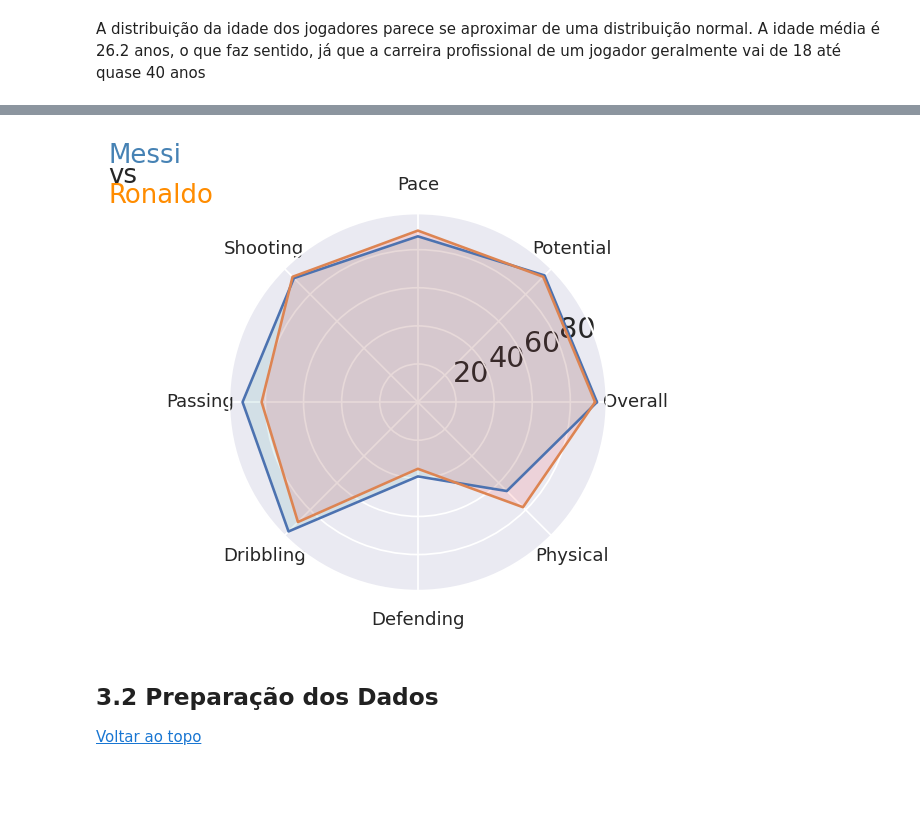
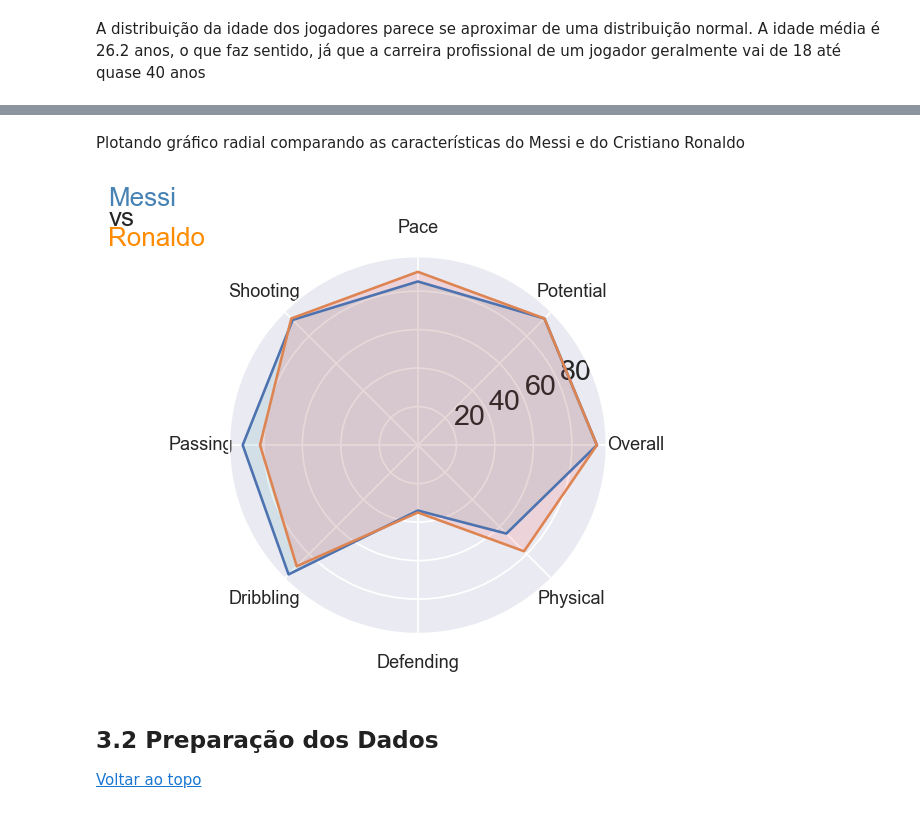
Before and after one commit to olucaslopes/fifa22-players-analysis, a Jupyter notebook: Relatorio.ipynb, the cells around one changed output, grey strips where cells are left out. Saved outputs shown, nothing was run; the diff lists cells and outputs as text; code cells hidden in the pictures; blank space fills up the shorter version.

```diff
--- a/Relatorio.ipynb
+++ b/Relatorio.ipynb
@@ -327,42 +336,13 @@ plt.show()
-# %%
-def RadarChartComp(label1, data, label2, data2):
-    attributes = ["Overall","Potential","Pace","Shooting","Passing","Dribbling","Defending","Physical"]
-
-    if not isinstance(data, list):
-        data = list(data)
-
-    if not isinstance(data2, list):
-        data2 = list(data2)
-
-    data += data [:1]
-    data2 += data2 [:1]
-
-    angles = [n / 8 * 2 * np.pi for n in range(8)]
-    angles += angles [:1]
-
-    angles2 = [n / 8 * 2 * np.pi for n in range(8)]
-    angles2 += angles2 [:1]
-
-    plt.figure(dpi=125)
-    ax = plt.subplot(111, polar=True)
-
-    plt.xticks(angles[:-1],attributes, fontsize='xx-small')
-
-    ax.plot(angles,data)
-    ax.fill(angles, data, 'teal', alpha=0.1)
-
-    ax.plot(angles2,data2)
-    ax.fill(angles2, data2, 'red', alpha=0.1)
-
-    plt.figtext(0.1,0.98,label1,color="steelblue", fontsize='small')
-    plt.figtext(0.1,0.94,"vs", fontsize='small')
-    plt.figtext(0.1,0.9,label2,color="darkorange", fontsize='small')
-
-    plt.show()
-# %%
-RadarChartComp("Messi",[94.0, 94.0, 87.0, 92.0, 92.0, 96.0, 39.0, 66.0],"Ronaldo",[93.0, 93.0, 90.0, 93.0, 82.0, 89.0, 35.0, 78.0])
-# %% [output]
-[figure, removed]
+# %%
+# Coletando os atributos Overall, Potential, Pace, Shooting, Passing, Dribbling, Defending, Physical do Messi e do Ronaldo
+messi_data = df.query('short_name == "L. Messi"')[["overall","potential","pace","shooting","passing","dribbling","defending","physic"]].iloc[0].to_list()
+ronaldo_data = df.query('short_name == "Cristiano Ronaldo"')[["overall","potential","pace","shooting","passing","dribbling","defending","physic"]].iloc[0].to_list()
+# %% [markdown]
+Plotando gráfico radial comparando as características do Messi e do Cristiano Ronaldo
+# %%
+RadarChartComp("Messi",messi_data,"Ronaldo",ronaldo_data)
+# %% [output]
+[figure, added]
 # %% [markdown]
 ## 3.2 Preparação dos Dados <a class="anchor" id="section-3-2"></a>
 [Voltar ao topo](#section-0)
```
Also changed, not shown: parts of 79 cells of this notebook.
